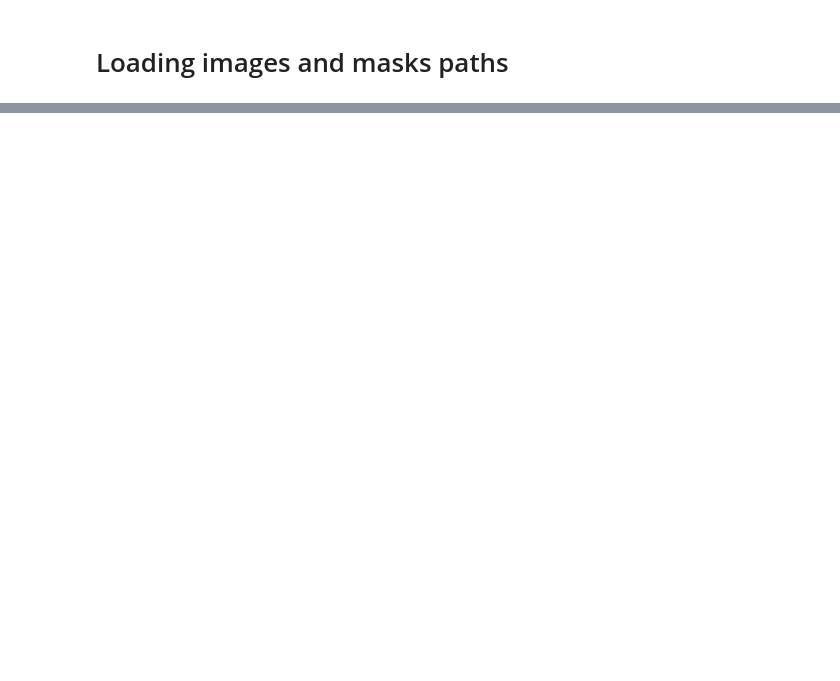
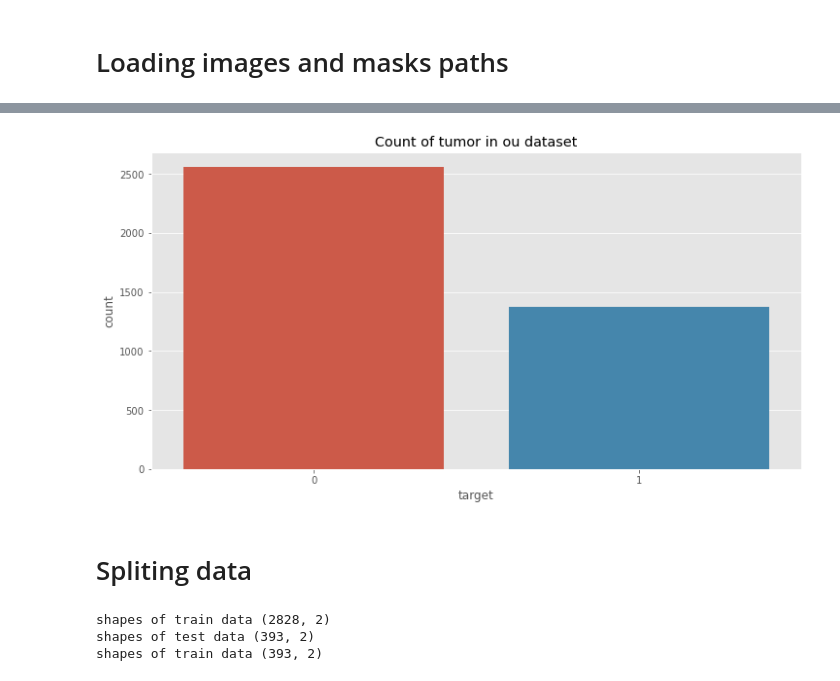
Before and after one commit to MohamedHmamouch/Brain_tumor_segementation, a Jupyter notebook: Notebooks/Brain_MRI.ipynb, the cells around one changed output, grey strips where cells are left out. Cells and saved outputs as stored; diff of their text form; code cells hidden in the pictures; blank space fills up the shorter version.

```diff
--- a/Notebooks/Brain_MRI.ipynb
+++ b/Notebooks/Brain_MRI.ipynb
@@ -37,0 +76,13 @@ mask_files=glob('..')
+# %%
+def get_diagnosis(img_path):
+
+    value=np.max(cv2.imread(img_path))
+
+    if value>0:
+        return 1
+    else:
+        return 0
+# %%
+df=pd.DataFrame(data={"image_filenames_train":img_filenames_train,'mask':mask_files})
+
+df['target']=df['mask'].apply(lambda x:get_diagnosis(x))
@@ -37,0 +102,24 @@ mask_files=glob('..')
+# %%
+plt.figure(figsize=(12,6))
+
+sns.countplot(df['target'])
+plt.title('Count of tumor in ou dataset')
+
+plt.show()
+# %% [output]
+[figure, added]
+# %% [markdown]
+# Spliting data
+# %%
+
+df_train,df_test=train_test_split(df,test_size=0.1)
+
+df_train,df_val=train_test_split(df_train,test_size=0.2)
+
+print("shapes of train data {}".format(df_train.shape))
+print("shapes of test data {}".format(df_test.shape))
+print("shapes of train data {}".format(df_test.shape))
+# %% [output]
+shapes of train data (2828, 2)
+shapes of test data (393, 2)
+shapes of train data (393, 2)
```
Also changed, not shown: parts of 7 cells of this notebook.
